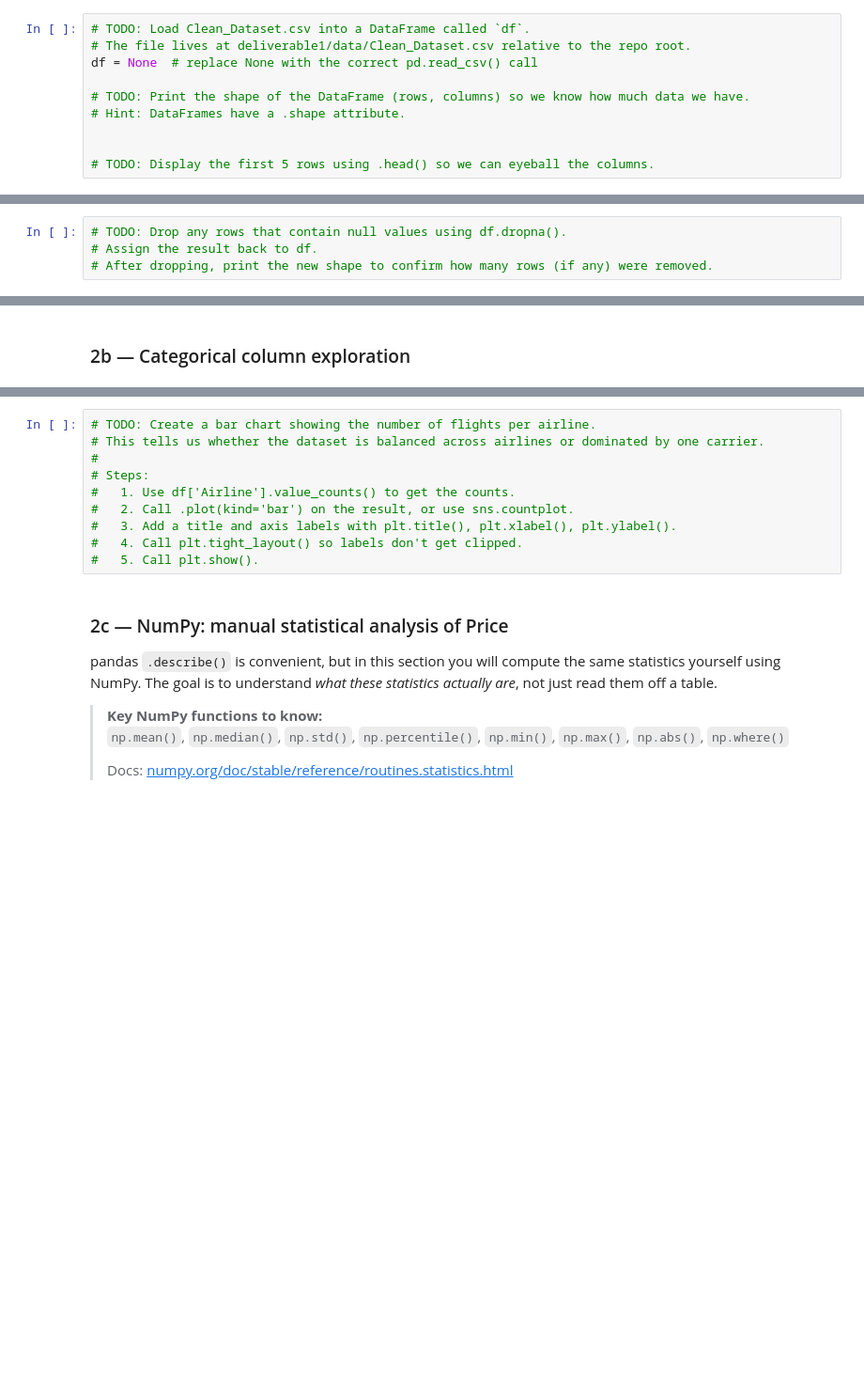
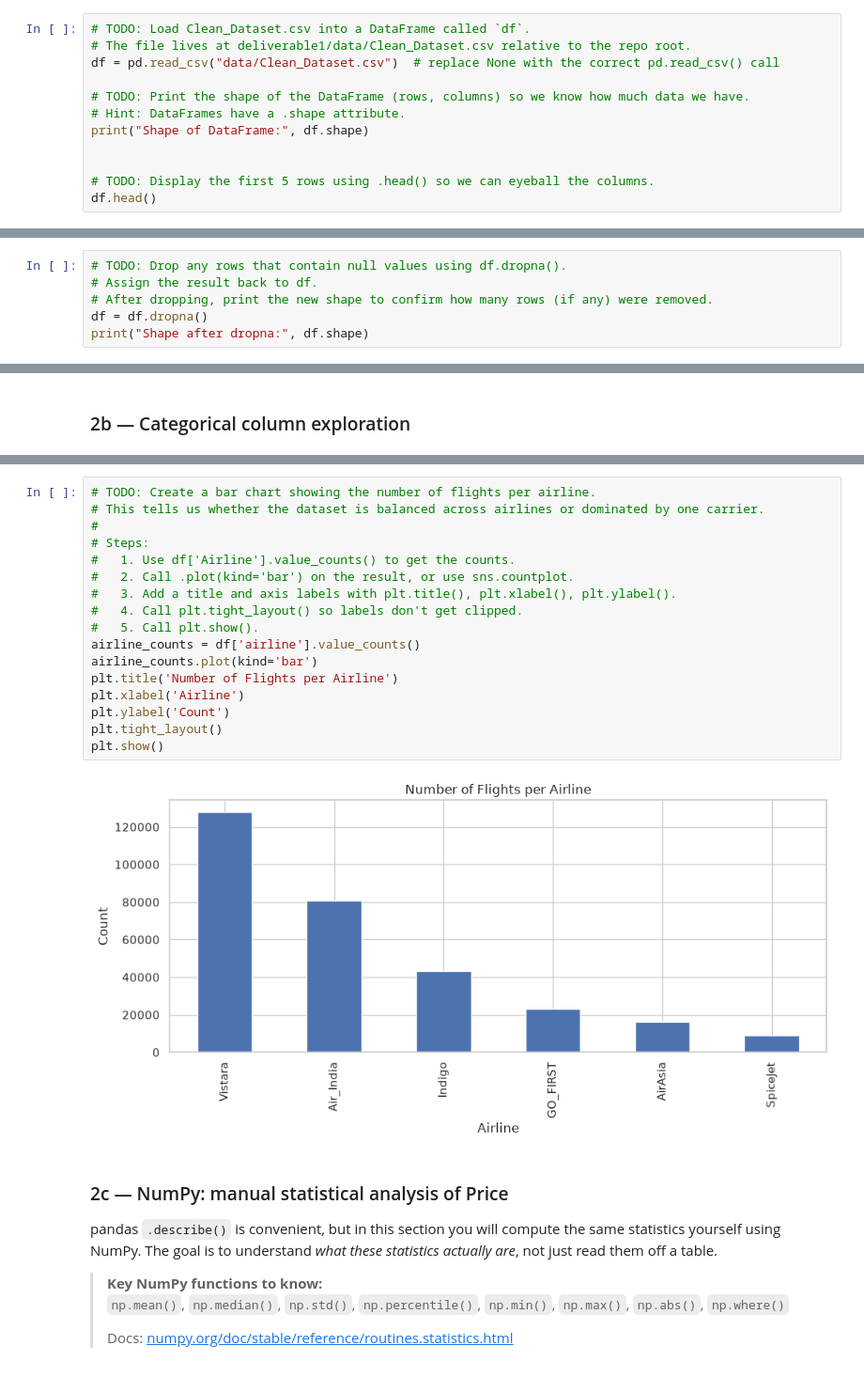
Before and after one commit to TAMU-Aggie-Data-Science-Club/fall2026-american-airlines, a Jupyter notebook: deliverable1/flight_price_prediction_aidan-chance.ipynb, the cells around one changed output, grey strips where cells are left out. Shown at 94% size. Cells and saved outputs as stored; diff of their text form; blank space fills up the shorter version.

```diff
--- a/deliverable1/flight_price_prediction_aidan-chance.ipynb
+++ b/deliverable1/flight_price_prediction_aidan-chance.ipynb
@@ -131,10 +133,12 @@ print('All imports successful!')
 # %%
 # TODO: Load Clean_Dataset.csv into a DataFrame called `df`.
 # The file lives at deliverable1/data/Clean_Dataset.csv relative to the repo root.
-df = None  # replace None with the correct pd.read_csv() call
+df = pd.read_csv("data/Clean_Dataset.csv")  # replace None with the correct pd.read_csv() call
 
 # TODO: Print the shape of the DataFrame (rows, columns) so we know how much data we have.
 # Hint: DataFrames have a .shape attribute.
+print("Shape of DataFrame:", df.shape)
 
 
 # TODO: Display the first 5 rows using .head() so we can eyeball the columns.
+df.head()
@@ -173,3 +234,5 @@ This section uses both `pandas` (for grouped summaries and filtering) and `numpy
 # TODO: Drop any rows that contain null values using df.dropna().
 # Assign the result back to df.
 # After dropping, print the new shape to confirm how many rows (if any) were removed.
+df = df.dropna()
+print("Shape after dropna:", df.shape)
@@ -186,13 +273,22 @@ categorical_cols = ['Airline', 'Source City', 'Departure Time',
 # %%
 # TODO: Create a bar chart showing the number of flights per airline.
 # This tells us whether the dataset is balanced across airlines or dominated by one carrier.
 #
 # Steps:
 #   1. Use df['Airline'].value_counts() to get the counts.
 #   2. Call .plot(kind='bar') on the result, or use sns.countplot.
 #   3. Add a title and axis labels with plt.title(), plt.xlabel(), plt.ylabel().
 #   4. Call plt.tight_layout() so labels don't get clipped.
 #   5. Call plt.show().
+airline_counts = df['airline'].value_counts()
+airline_counts.plot(kind='bar')
+plt.title('Number of Flights per Airline')
+plt.xlabel('Airline')
+plt.ylabel('Count')
+plt.tight_layout()
+plt.show()
+# %% [output]
+[figure, added]
 # %% [markdown]
 ### 2c — NumPy: manual statistical analysis of Price
 
```
Also changed, not shown: parts of 58 cells of this notebook.
